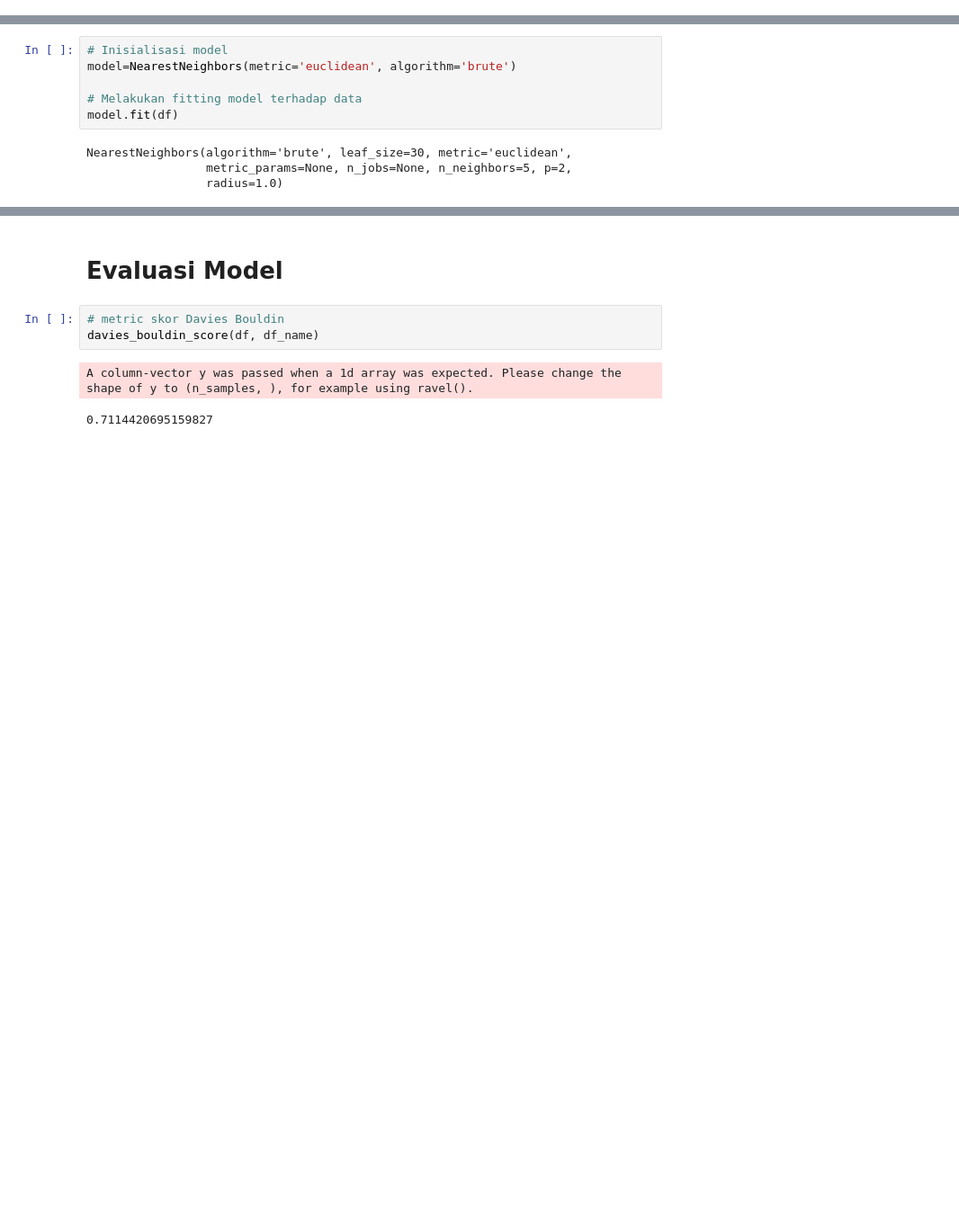
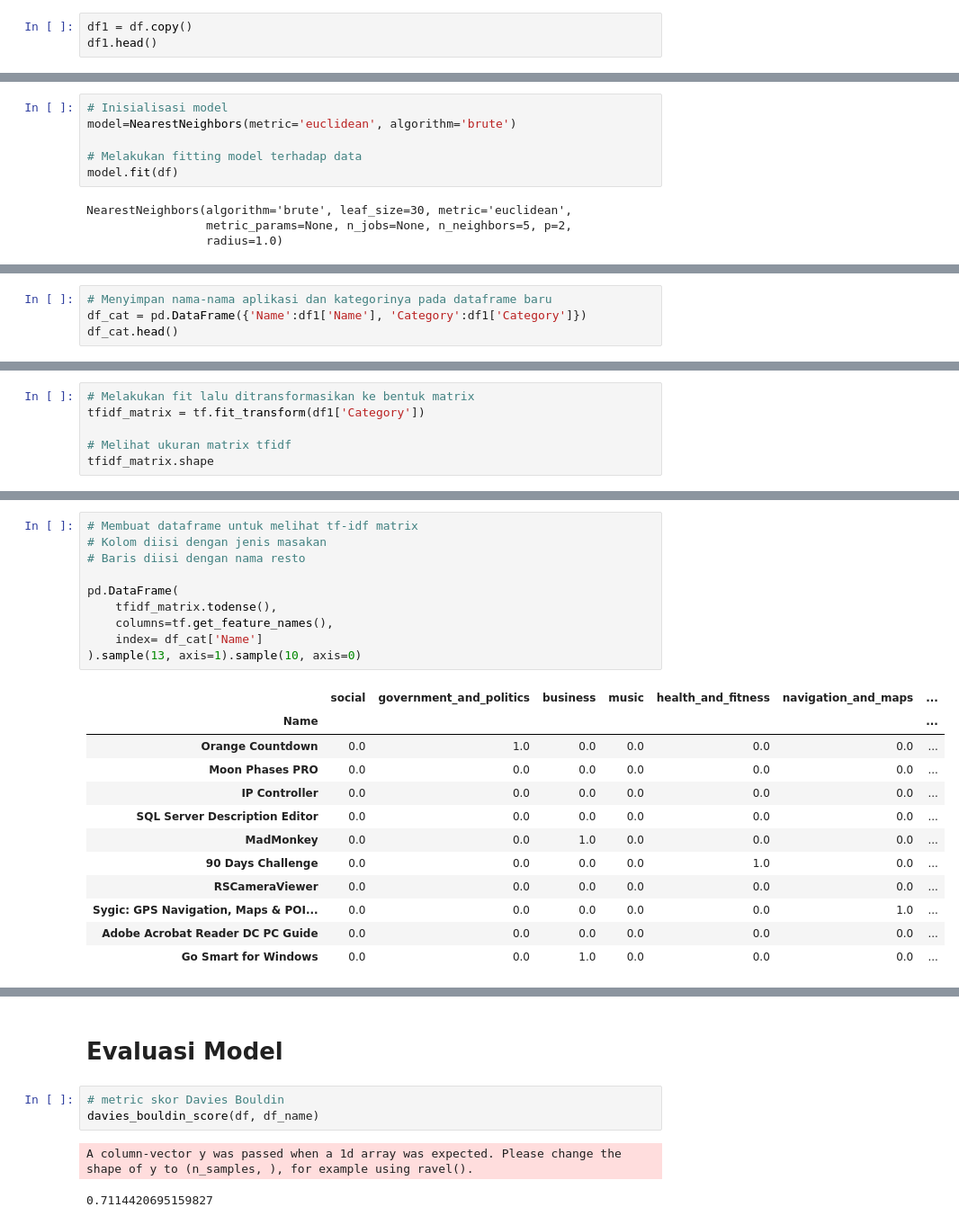
Before and after one commit to TutiAmalia/Klasifikasi-Gambar-, a Jupyter notebook: RecommendationSystem.ipynb, the cells around one changed output, grey strips where cells are left out. Shown: that part at 90% size. Saved outputs shown, nothing was run; the diff lists cells and outputs as text; blank space fills up the shorter version.

```diff
--- a/RecommendationSystem.ipynb
+++ b/RecommendationSystem.ipynb
@@ -332,3 +335,6 @@ df.head()
 | 2 | BookViewer | 3.5 | 593 | Books | 0.0 |
 | 3 | Brick Instructions | 3.5 | 684 | Books | 0.0 |
 | 4 | Introduction to Python Programmin... | 2.0 | 634 | Books | 0.0 |
+# %%
+df1 = df.copy()
+df1.head()
@@ -520,0 +494,4 @@ NearestNeighbors(algorithm='brute', leaf_size=30, metric='euclidean',
+# %%
+# Menyimpan nama-nama aplikasi dan kategorinya pada dataframe baru
+df_cat = pd.DataFrame({'Name':df1['Name'], 'Category':df1['Category']})
+df_cat.head()
@@ -520,0 +532,6 @@ NearestNeighbors(algorithm='brute', leaf_size=30, metric='euclidean',
+# %%
+# Melakukan fit lalu ditransformasikan ke bentuk matrix
+tfidf_matrix = tf.fit_transform(df1['Category'])
+
+# Melihat ukuran matrix tfidf
+tfidf_matrix.shape
@@ -520,0 +551,23 @@ NearestNeighbors(algorithm='brute', leaf_size=30, metric='euclidean',
+# %%
+# Membuat dataframe untuk melihat tf-idf matrix
+# Kolom diisi dengan jenis masakan
+# Baris diisi dengan nama resto
+
+pd.DataFrame(
+    tfidf_matrix.todense(),
+    columns=tf.get_feature_names(),
+    index= df_cat['Name']
+).sample(13, axis=1).sample(10, axis=0)
+# %% [output]
+|  | social | government_and_politics | business | music | health_and_fitness | navigation_and_maps | ... |
+| Name |  |  |  |  |  |  | ... |
+| Orange Countdown | 0.0 | 1.0 | 0.0 | 0.0 | 0.0 | 0.0 | ... |
+| Moon Phases PRO | 0.0 | 0.0 | 0.0 | 0.0 | 0.0 | 0.0 | ... |
+| IP Controller | 0.0 | 0.0 | 0.0 | 0.0 | 0.0 | 0.0 | ... |
+| SQL Server Description Editor | 0.0 | 0.0 | 0.0 | 0.0 | 0.0 | 0.0 | ... |
+| MadMonkey | 0.0 | 0.0 | 1.0 | 0.0 | 0.0 | 0.0 | ... |
+| 90 Days Challenge | 0.0 | 0.0 | 0.0 | 0.0 | 1.0 | 0.0 | ... |
+| RSCameraViewer | 0.0 | 0.0 | 0.0 | 0.0 | 0.0 | 0.0 | ... |
+| Sygic: GPS Navigation, Maps & POI... | 0.0 | 0.0 | 0.0 | 0.0 | 0.0 | 1.0 | ... |
+| Adobe Acrobat Reader DC PC Guide | 0.0 | 0.0 | 0.0 | 0.0 | 0.0 | 0.0 | ... |
+| Go Smart for Windows | 0.0 | 0.0 | 1.0 | 0.0 | 0.0 | 0.0 | ... |
```
Also changed, not shown: parts of 29 cells of this notebook.
